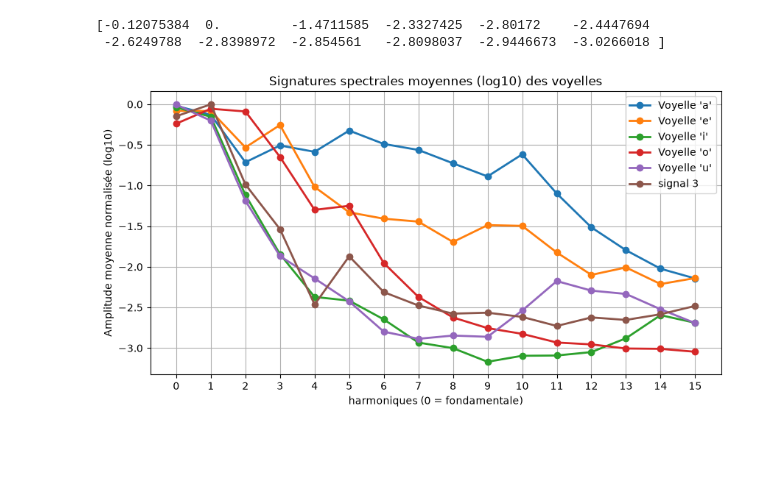
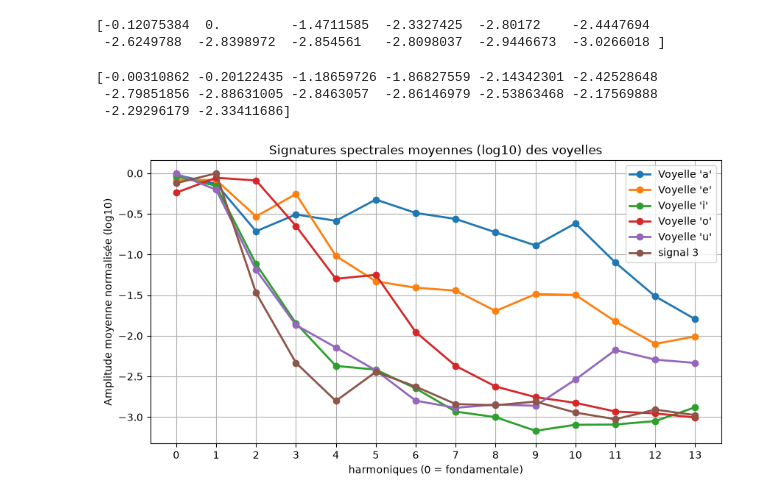
Before and after one commit to Adell-T/Projet-detection-voyelles, a Jupyter notebook: voyelle.ipynb, the cells around one changed output. Drawn from its saved outputs; the diff is of its cells as text; code cells hidden in the pictures; blank space fills up the shorter version.

Commit message:
fct pour calcul des vects moyens

```diff
--- a/voyelle.ipynb
+++ b/voyelle.ipynb
@@ -10,7 +10,7 @@ from plotly import express as px
 import matplotlib.pyplot as plt
 import scipy as signal
 # %%
-signal_dict = np.load('data partie 2/apprentissage/o_2.npz') # signal_dict est un dictionnaire
+signal_dict = np.load('data partie 2/apprentissage/a_1.npz') # signal_dict est un dictionnaire
 s = signal_dict['s'] # extraction du signal utile
 t = signal_dict['t']
 # %%
@@ -44,7 +43,0 @@ plt.plot(nu, np.log10(S))
-# %%
-help(san.detect_fondamentale)
-spectre_norm = spectre/np.max(spectre)
-
-fond = san.detect_fondamentale(spectre_norm,nu)
-print(fond)
-print(spectre[134])
@@ -93,11 +72,11 @@ print(vect_signal('/Users/adel/Documents/code/SAN/Projet SAN/data partie 2/etude
  -2.6249788  -2.8398972  -2.854561   -2.8098037  -2.9446673  -3.0266018 ]
 # %%
 voyelles = ['a', 'e', 'i', 'o', 'u']
-H = 15  # Nombre d'harmoniques (vecteur final de dimension H + 1)
+H = 13  # Nombre d'harmoniques (vecteur final de dimension H + 1)
 nb_sons = 5
 
 dico_vects = {}
-harmoniques = np.arange(0, H + 1)
+harmoniques = np.arange(0, H + 1) # Que pour le tracé
 
 plt.figure(figsize=(10, 5))
 
@@ -110,32 +89,36 @@ for v in voyelles:
         vecteurs[i - 1, :] = vect_signal(f'data partie 2/apprentissage/{v}_{i}.npz',H)
 
     # Calcul et sauvegarde du vecteur moyen pour la voyelle v
     dico_vects[v] = np.mean(vecteurs, axis=0)
 
     # Tracé du vecteur moyen
     plt.plot(
         harmoniques,
         dico_vects[v],
         '-o',
         linewidth=2,
         label=f"Voyelle '{v}'",
     )
 
+
 #plot du signal d'etude 3
 plt.plot(
         harmoniques,
-        vect_signal('data partie 2/etude/signal_2.npz',H),
+        vect_signal('data partie 2/etude/BON_signal_3.npz',H),
         '-o',
         linewidth=2,
         label="signal 3",
     )
 
 plt.title('Signatures spectrales moyennes (log10) des voyelles')
 plt.xlabel('harmoniques (0 = fondamentale)')
 plt.ylabel('Amplitude moyenne normalisée (log10)')
 plt.xticks(harmoniques)
 plt.grid(True)
 plt.legend()
 plt.show()
 # %% [output]
+[-0.00310862 -0.20122435 -1.18659726 -1.86827559 -2.14342301 -2.42528648
+ -2.79851856 -2.88631005 -2.8463057  -2.86146979 -2.53863468 -2.17569888
+ -2.29296179 -2.33411686]
-[figure, old version]
+[figure, new version]
```
Also changed, not shown: parts of 8 cells of this notebook.
